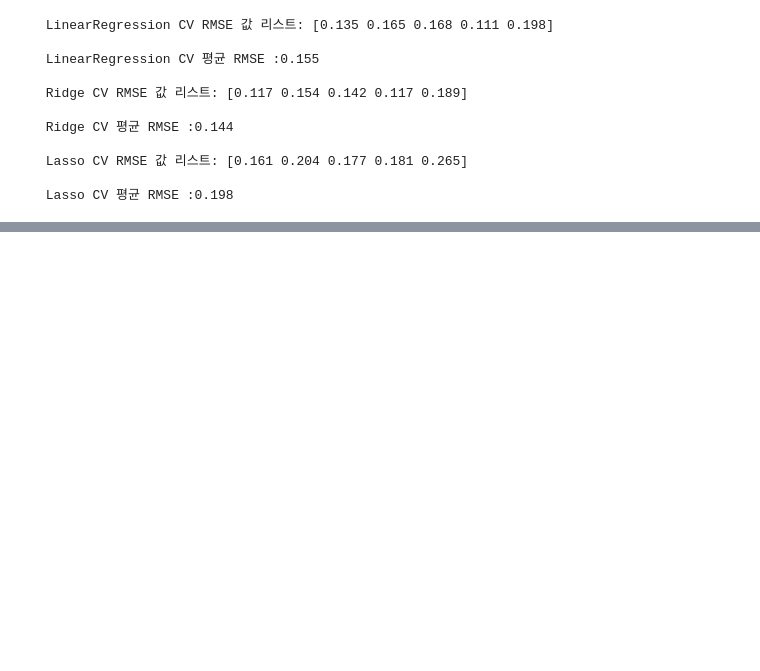
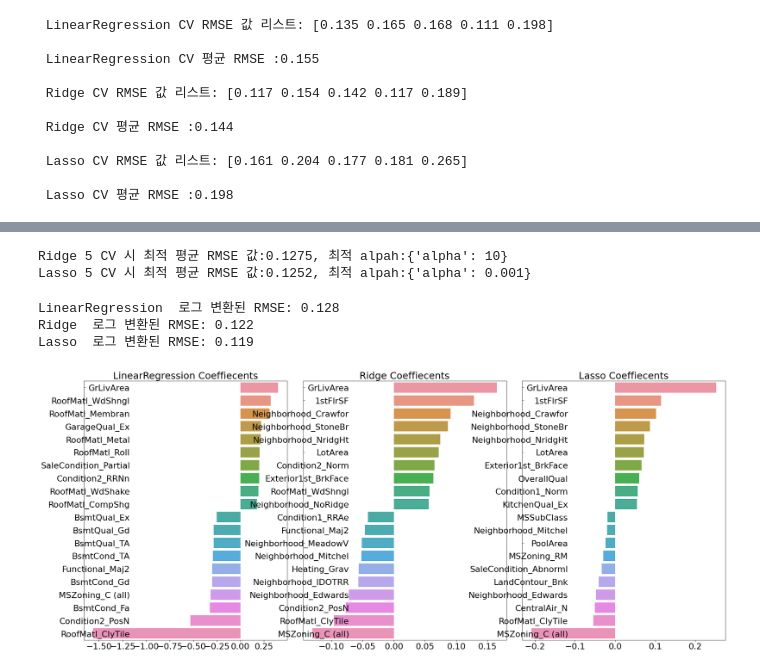
Before and after one commit to johyunkang/python-ml-guide, a Jupyter notebook: python_ml_perfect_guide_05_house_prices.ipynb, the cells around one changed output, grey strips where cells are left out. Cells and saved outputs as stored; diff of their text form; code cells hidden in the pictures; blank space fills up the shorter version.

```diff
--- a/python_ml_perfect_guide_05_house_prices.ipynb
+++ b/python_ml_perfect_guide_05_house_prices.ipynb
@@ -371,0 +404,12 @@ sqrt = class ufunc(builtins.object)
+# %%
+from scipy.stats import skew
+
+# object 가 아닌 숫자형 피처의 컬럼 index 객체 추출
+features_index = df.dtypes[df.dtypes != 'object'].index
+
+# df에 컬럼 인덱스를 [] 로 입력하면 해당하는 컬럼 데이터 세트 반환. apply lambda로 skew() 호출
+skew_features = df[features_index].apply(lambda x : skew(x))
+
+# skew()(왜도) 정도가 1 이상인 컬럼만 추출
+skew_features_top = skew_features[skew_features > 1]
+print(skew_features_top.sort_values(ascending=False))
@@ -371,0 +437,38 @@ sqrt = class ufunc(builtins.object)
+# %%
+# 위에서 추출된 왜곡(왜도) 정도가 높은 피처를 로그 변환
+df[skew_features_top.index] = np.log1p(df[skew_features_top.index])
+# %%
+# 왜곡 정도가 높은 피처를 로그 변환했으므로, 다시 원-핫인코딩을 적용하고 피처/타겟 데이터 세트 생성
+df_one = pd.get_dummies(df)
+y_target = df_one.SalePrice
+x_features = df_one.drop(['SalePrice'], axis=1, inplace=False)
+x_train, x_test, y_train, y_test = train_test_split(x_features, y_target, test_size=0.2, random_state=156)
+
+# 피처를 로그 변환한 후 다시 최적 하이퍼 파라미터와 RMSE 출력
+rg_params = {'alpha':[0.05, 0.1, 1, 5, 8, 10, 12, 15, 20]}
+ls_params = {'alpha':[0.001, 0.005, 0.008, 0.05, 0.03, 0.1, 0.5, 1, 5, 10]}
+print_best_params(rg, rg_params)
+print_best_params(ls, ls_params)
+# %% [output]
+Ridge 5 CV 시 최적 평균 RMSE 값:0.1275, 최적 alpah:{'alpha': 10}
+Lasso 5 CV 시 최적 평균 RMSE 값:0.1252, 최적 alpah:{'alpha': 0.001}
+# %%
+# 앞의 최적화 alpha 값으로 학습 데이터로 학습, 테스트 데이터 예측 및 평가 수행
+lr = LinearRegression()
+lr.fit(x_train, y_train)
+rg = Ridge(alpha=10)
+rg.fit(x_train, y_train)
+ls = Lasso(alpha=0.001)
+ls.fit(x_train, y_train)
+
+# 모든 모델의 RMSE 출력
+models = [lr, rg, ls]
+get_rmses(models)
+
+# 모든 모델의 회귀 계수 시각화
+visualize_coefficient(models)
+# %% [output]
+LinearRegression  로그 변환된 RMSE: 0.128
+Ridge  로그 변환된 RMSE: 0.122
+Lasso  로그 변환된 RMSE: 0.119
+[figure, added]
```
Also changed, not shown: parts of 14 cells of this notebook.
